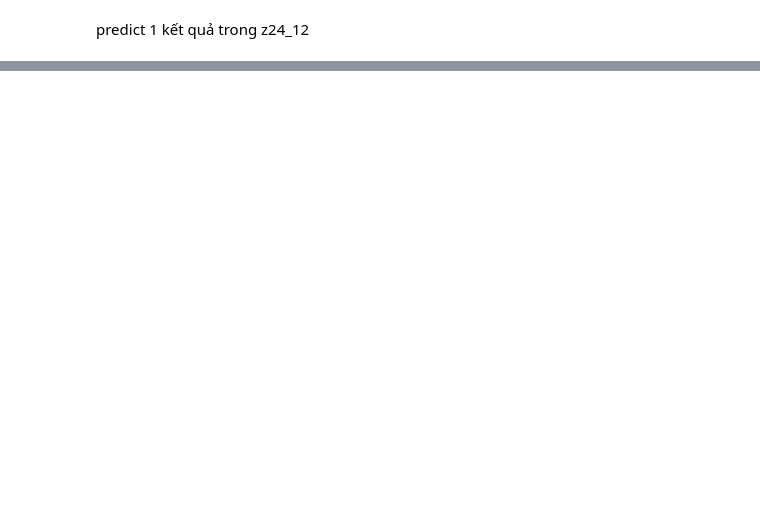
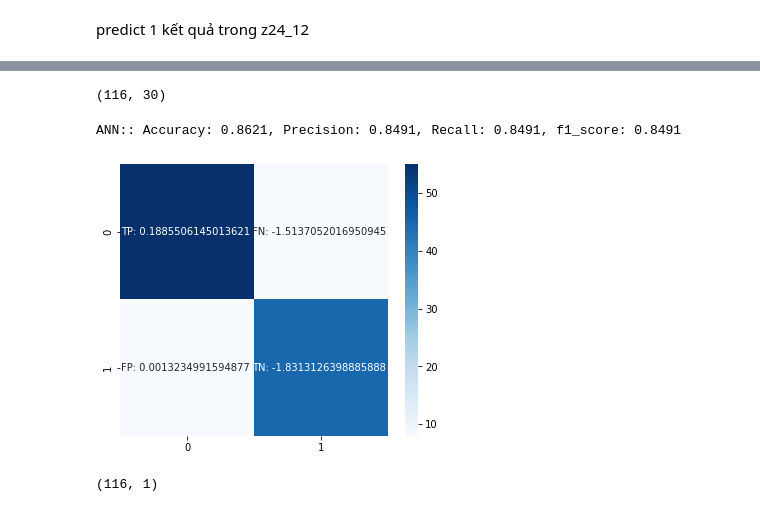
Before and after one commit to mark3000-010701/The-study-proposes-machine-learning-methods-in-structural-damage-detection, a Jupyter notebook: test_model_ANN_with_AR30_classification.ipynb, the cells around one changed output, grey strips where cells are left out. Saved outputs shown, nothing was run; the diff lists cells and outputs as text; code cells hidden in the pictures; blank space fills up the shorter version.

```diff
--- a/test_model_ANN_with_AR30_classification.ipynb
+++ b/test_model_ANN_with_AR30_classification.ipynb
@@ -247,0 +230,32 @@ array([[0.999974]], dtype=float32)
+# %%
+X_test.shape
+# %% [output]
+(116, 30)
+# %%
+def print_scores(model, labels, pred):
+    # Confusion matrix
+    accuracy = round(accuracy_score(labels, pred), 4)
+    precision = round(precision_score(labels, pred), 4)
+    recall = round(recall_score(labels, pred), 4)
+    f1 = round(f1_score(labels, pred), 4)
+
+    cm = confusion_matrix(labels, pred)
+    data = pd.DataFrame(cm)
+
+    labels = [f"TP: {all_data[0][0]} ",f"FN: {all_data[1][1]} ",f"FP: {all_data[1][0]} ",f"TN: {all_data[0][1]} "]
+    labels = np.asarray(labels).reshape(2,2)
+
+    f, ax = plt.subplots(figsize=(6,5))
+    sns.heatmap(cm, annot=labels, fmt='', cmap='Blues', ax=ax)
+    print(f"{model}:: Accuracy: {accuracy}, Precision: {precision}, Recall: {recall}, f1_score: {f1}")
+# %%
+y_pre_ann = model.predict(X_test)
+y_pre_ann_bool = y_pre_ann > 0.5
+print_scores('ANN',y_test,y_pre_ann_bool)
+# %% [output]
+ANN:: Accuracy: 0.8621, Precision: 0.8491, Recall: 0.8491, f1_score: 0.8491
+[figure, added]
+# %%
+y_pre_ann_bool.shape
+# %% [output]
+(116, 1)
```
Also changed, not shown: parts of 20 cells of this notebook.
